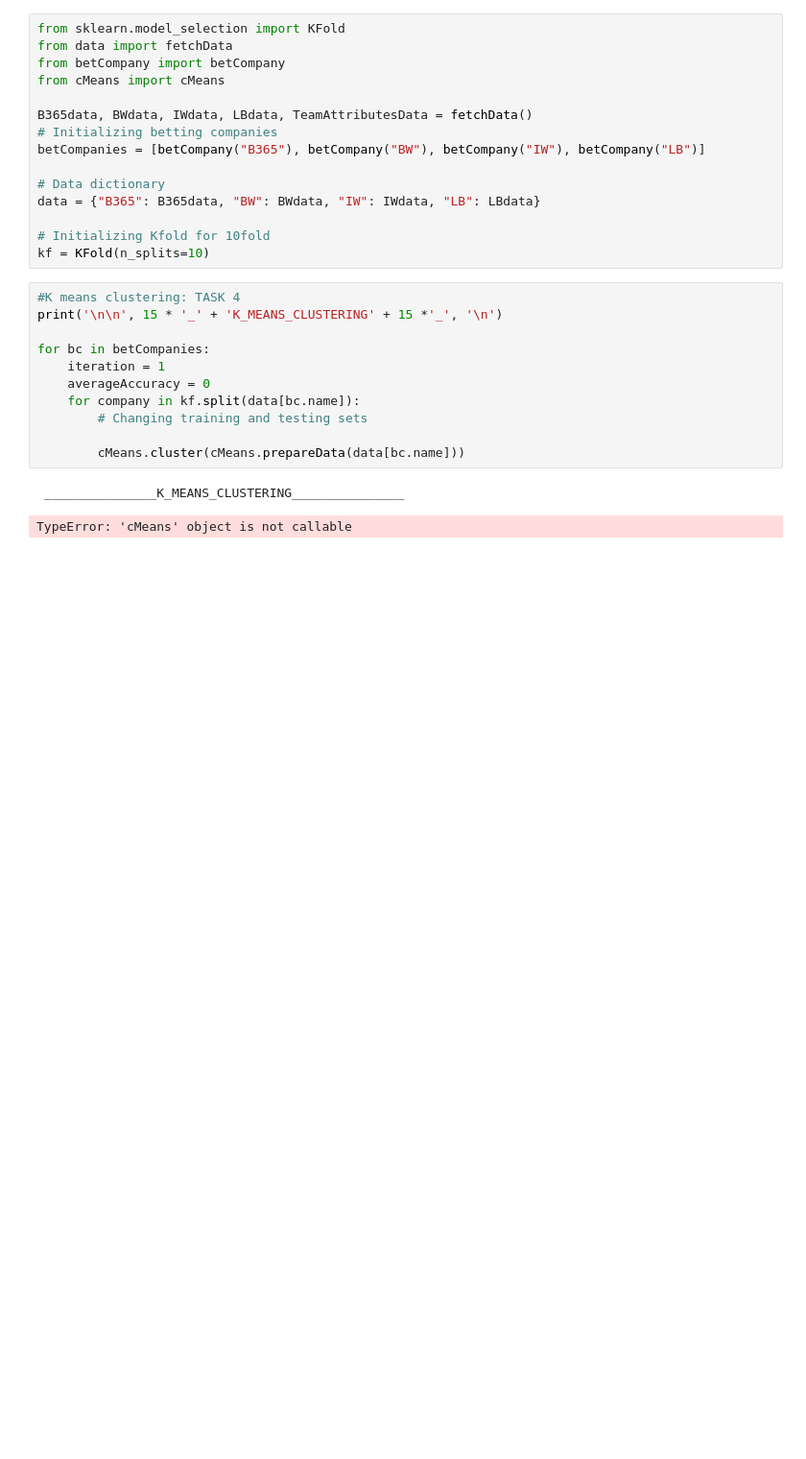
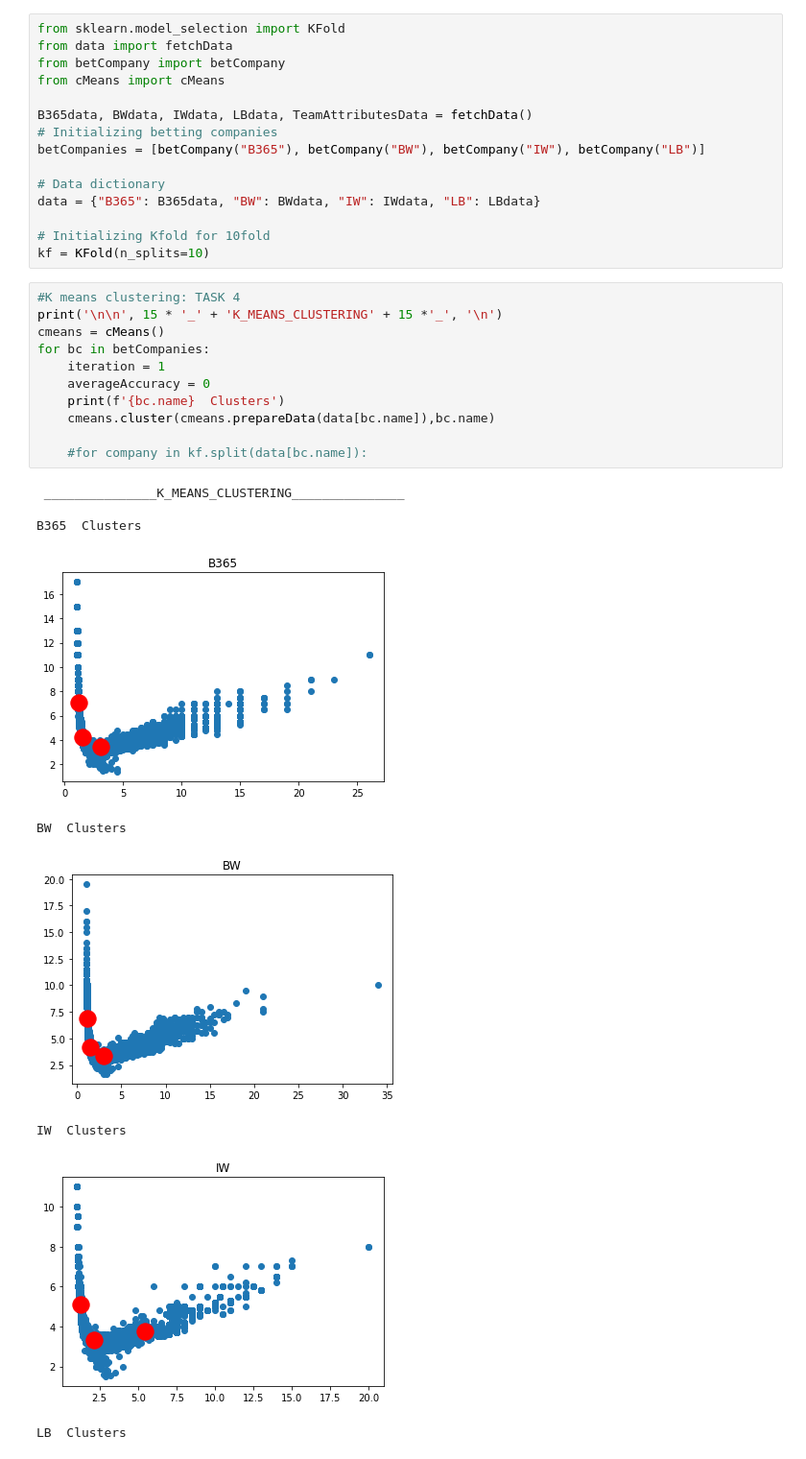
Before and after one commit to angelica-thd/PatternRecognitionV2, a Jupyter notebook: cMeansMain.ipynb, the cells around one changed output. Shown: that part at 96% size. Saved outputs shown, nothing was run; the diff lists cells and outputs as text; blank space fills up the shorter version.

```diff
--- a/cMeansMain.ipynb
+++ b/cMeansMain.ipynb
@@ -16,14 +16,21 @@ kf = KFold(n_splits=10)
 # %%
 #K means clustering: TASK 4
 print('\n\n', 15 * '_' + 'K_MEANS_CLUSTERING' + 15 *'_', '\n')
-
+cmeans = cMeans()
 for bc in betCompanies:
     iteration = 1
     averageAccuracy = 0
-    for company in kf.split(data[bc.name]):
-        # Changing training and testing sets
+    print(f'{bc.name}  Clusters')
+    cmeans.cluster(cmeans.prepareData(data[bc.name]),bc.name)
 
-        cMeans.cluster(cMeans.prepareData(data[bc.name]))
+    #for company in kf.split(data[bc.name]):
 # %% [output]
  _______________K_MEANS_CLUSTERING_______________
+
+B365  Clusters
+[figure, added]
-TypeError: 'cMeans' object is not callable
+BW  Clusters
+[figure, added]
+IW  Clusters
+[figure, added]
+LB  Clusters
```
Also changed, not shown: parts of 1 cell of this notebook, 1 other file.
